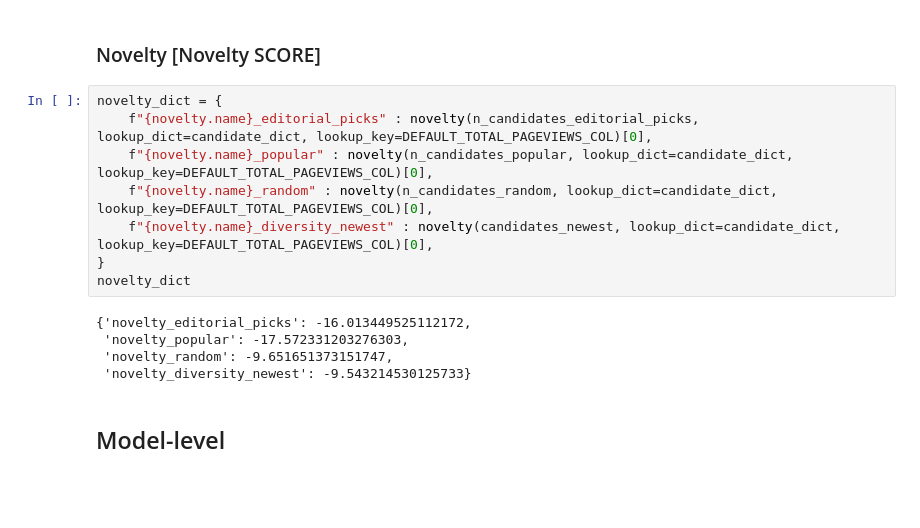
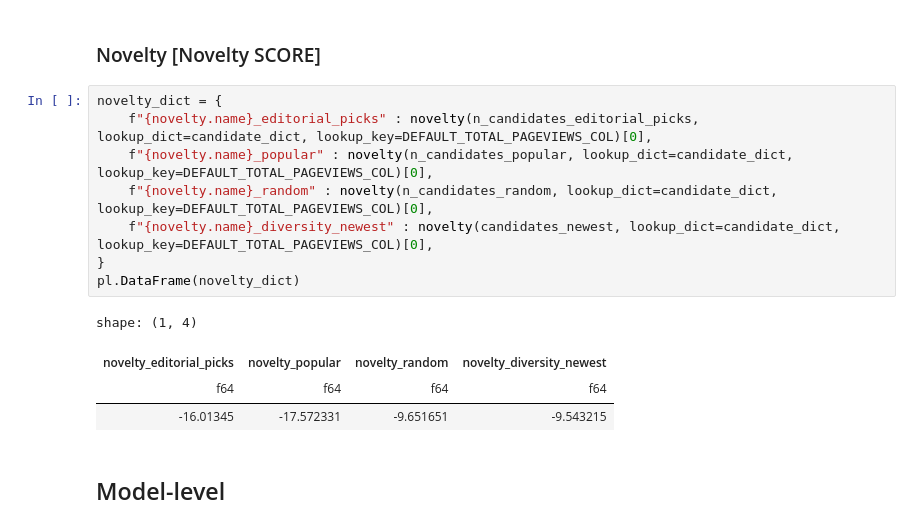
Before and after one commit to ebanalyse/ebnerd-benchmark, a Jupyter notebook: examples/03_beyond_accuracy/make_beyond_accuracy.ipynb, the cells around one changed output. Saved outputs shown, nothing was run; the diff lists cells and outputs as text; blank space fills up the shorter version.

```diff
--- a/examples/03_beyond_accuracy/make_beyond_accuracy.ipynb
+++ b/examples/03_beyond_accuracy/make_beyond_accuracy.ipynb
@@ -406,16 +409,16 @@ sentiment_dict
 # %%
 novelty_dict = {
     f"{novelty.name}_editorial_picks" : novelty(n_candidates_editorial_picks, lookup_dict=candidate_dict, lookup_key=DEFAULT_TOTAL_PAGEVIEWS_COL)[0],
     f"{novelty.name}_popular" : novelty(n_candidates_popular, lookup_dict=candidate_dict, lookup_key=DEFAULT_TOTAL_PAGEVIEWS_COL)[0],
     f"{novelty.name}_random" : novelty(n_candidates_random, lookup_dict=candidate_dict, lookup_key=DEFAULT_TOTAL_PAGEVIEWS_COL)[0],
     f"{novelty.name}_diversity_newest" : novelty(candidates_newest, lookup_dict=candidate_dict, lookup_key=DEFAULT_TOTAL_PAGEVIEWS_COL)[0],
 }
-novelty_dict
+pl.DataFrame(novelty_dict)
 # %% [output]
-{'novelty_editorial_picks': -16.013449525112172,
- 'novelty_popular': -17.572331203276303,
- 'novelty_random': -9.651651373151747,
- 'novelty_diversity_newest': -9.543214530125733}
+shape: (1, 4)
+| novelty_editorial_picks | novelty_popular | novelty_random | novelty_diversity_newest |
+| f64 | f64 | f64 | f64 |
+| -16.01345 | -17.572331 | -9.651651 | -9.543215 |
 # %% [markdown]
 ## Model-level
 # %% [markdown]
```
Also changed, not shown: parts of 3 cells of this notebook.
